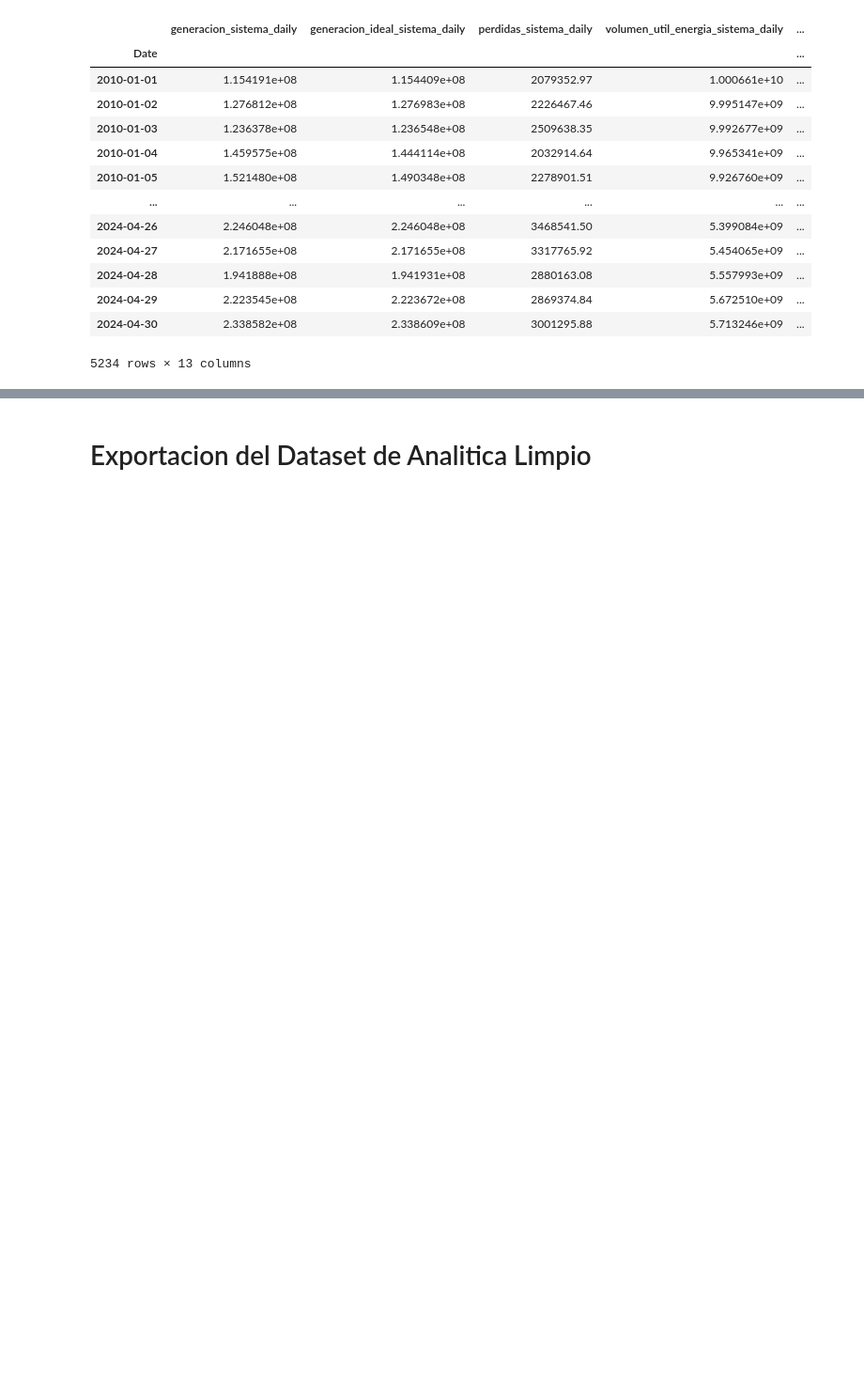
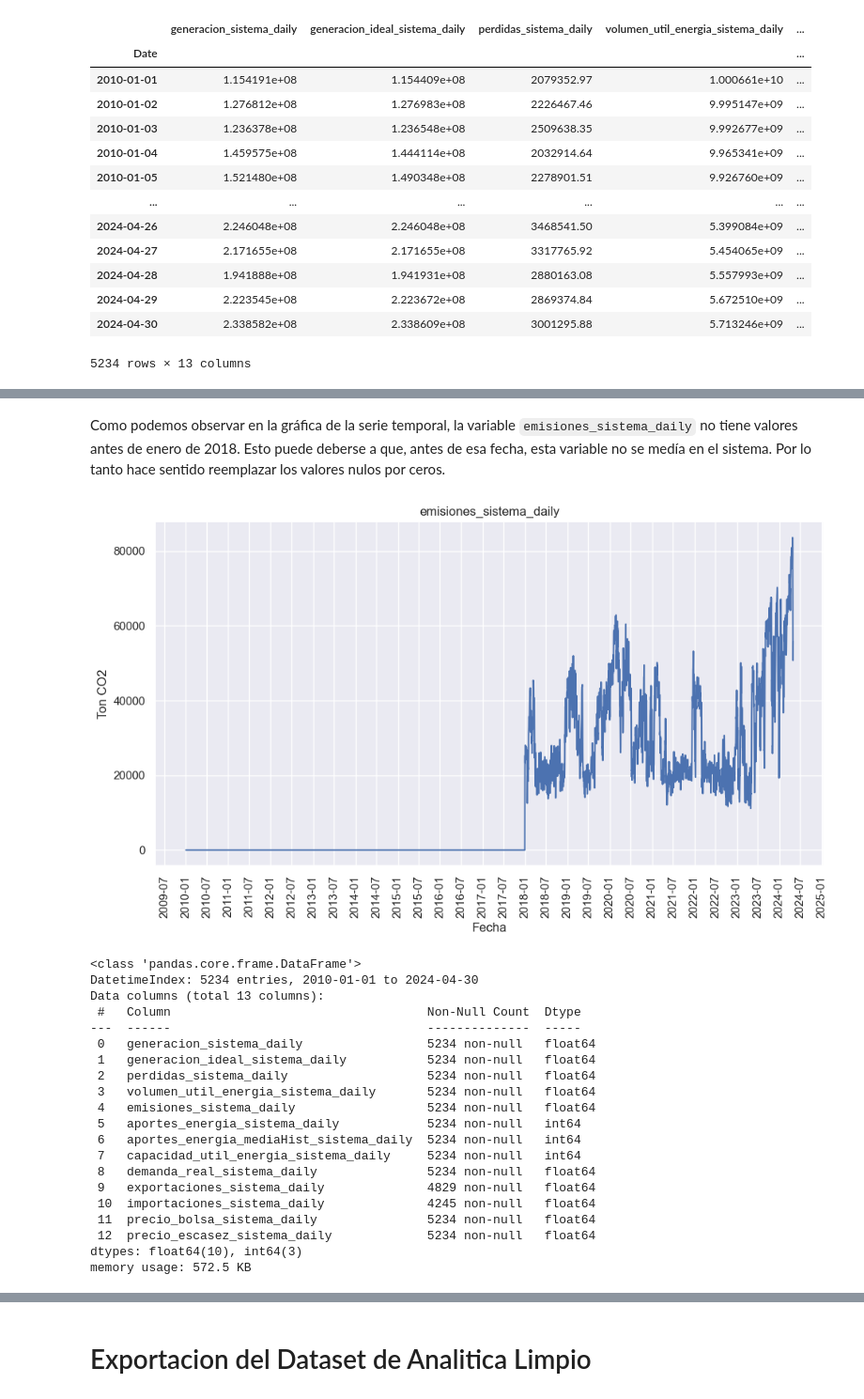
Before and after one commit to sistema-electrico-colombia/transform-EDA, a Jupyter notebook: transformaciones_analitica.ipynb, the cells around one changed output, grey strips where cells are left out. Shown: that part at 94% size. Cells and saved outputs as stored; diff of their text form; code cells hidden in the pictures; blank space fills up the shorter version.

```diff
--- a/transformaciones_analitica.ipynb
+++ b/transformaciones_analitica.ipynb
@@ -1008,0 +1078,29 @@ df_consolidated
+# %% [markdown]
+Como podemos observar en la gráfica de la serie temporal, la variable `emisiones_sistema_daily` no tiene valores antes de enero de 2018. Esto puede deberse a que, antes de esa fecha, esta variable no se medía en el sistema.
+Por lo tanto hace sentido reemplazar los valores nulos por ceros.
+# %%
+df_consolidated['emisiones_sistema_daily'] = df_consolidated['emisiones_sistema_daily'].fillna(0)
+graficar(df_consolidated, 'emisiones_sistema_daily', 'Ton CO2')
+df_consolidated.info()
+# %% [output]
+[figure, added]
+<class 'pandas.core.frame.DataFrame'>
+DatetimeIndex: 5234 entries, 2010-01-01 to 2024-04-30
+Data columns (total 13 columns):
+ #   Column                                   Non-Null Count  Dtype
+---  ------                                   --------------  -----
+ 0   generacion_sistema_daily                 5234 non-null   float64
+ 1   generacion_ideal_sistema_daily           5234 non-null   float64
+ 2   perdidas_sistema_daily                   5234 non-null   float64
+ 3   volumen_util_energia_sistema_daily       5234 non-null   float64
+ 4   emisiones_sistema_daily                  5234 non-null   float64
+ 5   aportes_energia_sistema_daily            5234 non-null   int64
+ 6   aportes_energia_mediaHist_sistema_daily  5234 non-null   int64
+ 7   capacidad_util_energia_sistema_daily     5234 non-null   int64
+ 8   demanda_real_sistema_daily               5234 non-null   float64
+ 9   exportaciones_sistema_daily              4829 non-null   float64
+ 10  importaciones_sistema_daily              4245 non-null   float64
+ 11  precio_bolsa_sistema_daily               5234 non-null   float64
+ 12  precio_escasez_sistema_daily             5234 non-null   float64
+dtypes: float64(10), int64(3)
+memory usage: 572.5 KB
```
Also changed, not shown: parts of 11 cells of this notebook.
